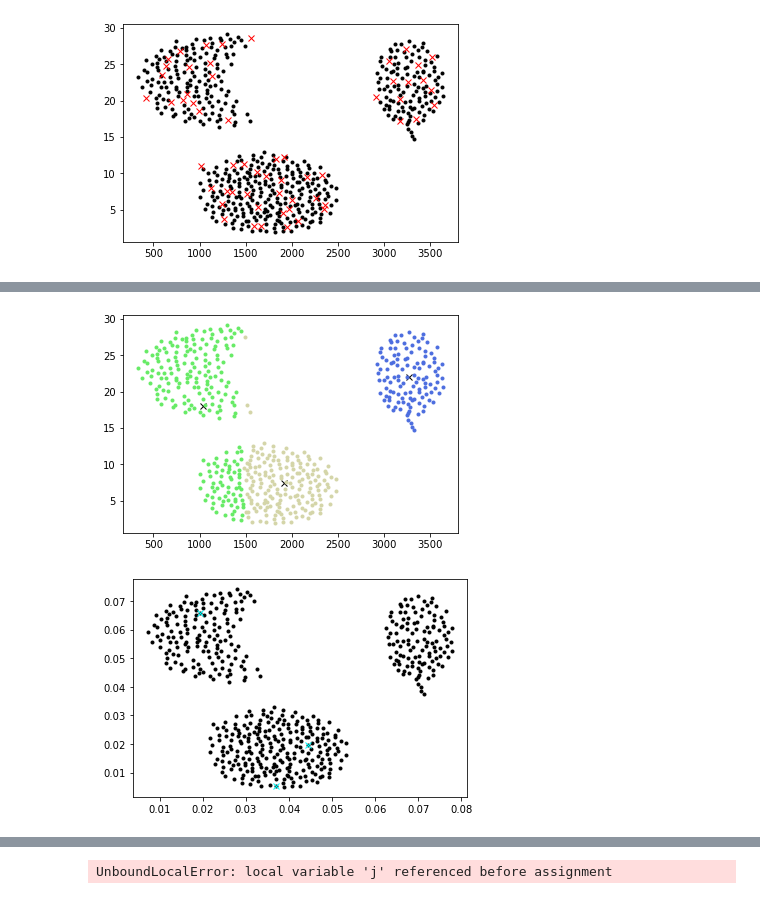
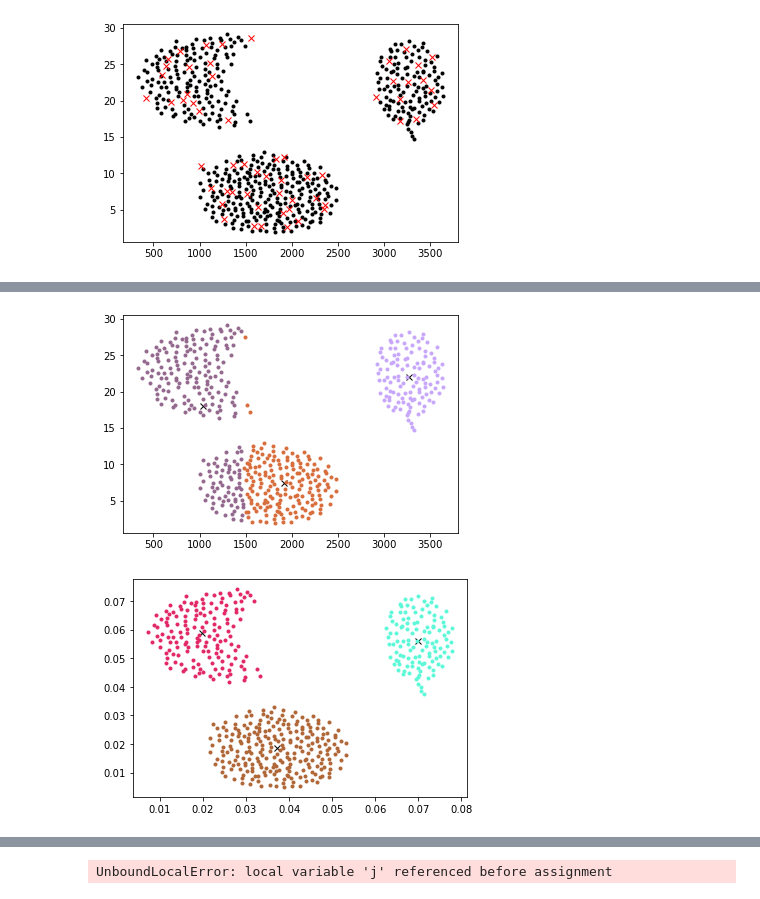
Before and after one commit to natanbcpc/unsupervised-learning, a Jupyter notebook: project1.ipynb, the cells around one changed output, grey strips where cells are left out. Drawn from its saved outputs; the diff is of its cells as text; code cells hidden in the pictures.

```diff
--- a/project1.ipynb
+++ b/project1.ipynb
@@ -38,5 +59,5 @@ plot.show()
 # %%
-def get_cluster_data(array, centers):
+def get_cluster_data_kmeans(array, centers):
     distances = spsd.cdist(array, centers)
     clusterization = np.argmin(distances, axis=1)
     clusters = {}
@@ -50,7 +71,7 @@ def kmeans(array, k, diff=0.1):
 
     changed = True
     while (changed):
-        clusters = get_cluster_data(array, centers)
+        clusters = get_cluster_data_kmeans(array, centers)
 
         new_centers = np.empty(centers.shape)
         for i in range(k):
@@ -63,23 +84,25 @@ def kmeans(array, k, diff=0.1):
     return centers
 
 cluster_centers = kmeans(training, 3)
-clusters = get_cluster_data(training, cluster_centers)
+clusters = get_cluster_data_kmeans(training, cluster_centers)
 plot.plot(cluster_centers[:,0], cluster_centers[:,1], 'x', color='black')
 for i in clusters:
     plot.plot(clusters[i][0,:,0], clusters[i][0,:,1], '.', color=np.random.rand(3,))
 plot.show()
 # %% [output]
-[figure, old version]
+[figure, new version]
 # %%
 def normalize(array):
     normalized_array = preprocessing.normalize(array, axis=0)
     return normalized_array
 
 new_training = normalize(training)
-new_centers = kmeans(new_training, 3)
+new_centers = kmeans(new_training, 3, 0.001)
+new_clusters = get_cluster_data_kmeans(new_training, new_centers)
 
-plot.plot(new_training[:,0], new_training[:,1], '.', color='black')
-plot.plot(new_centers[:,0], new_centers[:,1], 'x', color='cyan')
+plot.plot(new_centers[:,0], new_centers[:,1], 'x', color='black')
+for i in new_clusters:
+    plot.plot(new_clusters[i][0,:,0], new_clusters[i][0,:,1], '.', color=np.random.rand(3,))
 plot.show()
 # %% [output]
-[figure, old version]
+[figure, new version]
```
Also changed, not shown: parts of 8 cells of this notebook.
